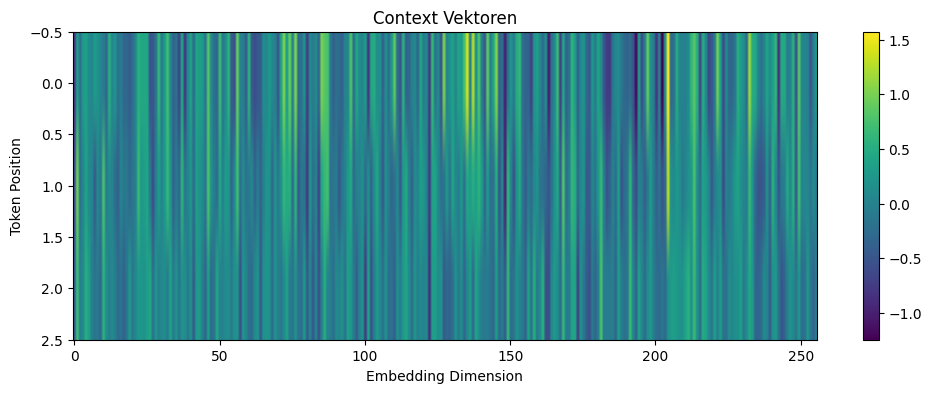
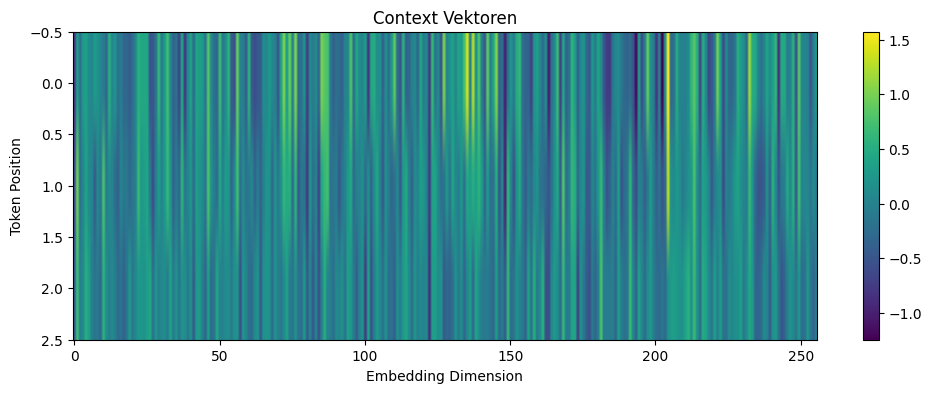
The notebook cell's code change between the first figure and the second:
--- before
+++ after
@@ -2,11 +2,8 @@
 
 vector_in_array = context_vecs[0].detach().numpy()
-#print(vector_in_array.shape)
-#print(vector_in_array)
 
-if __name__ == '__main__':
-
+def context_vector_plot(x):
     plt.figure(figsize=(12,4))
-    plt.imshow(vector_in_array, aspect='auto', cmap='viridis')
+    plt.imshow(x, aspect='auto', cmap='viridis')
     plt.colorbar()
     plt.title("Context Vektoren")
@@ -14,2 +11,5 @@
     plt.ylabel("Token Position")
     plt.show()
+
+if __name__ == '__main__':
+    context_vector_plot(vector_in_array)

Commit: feat: vergelich der verschiedenen GPT größen